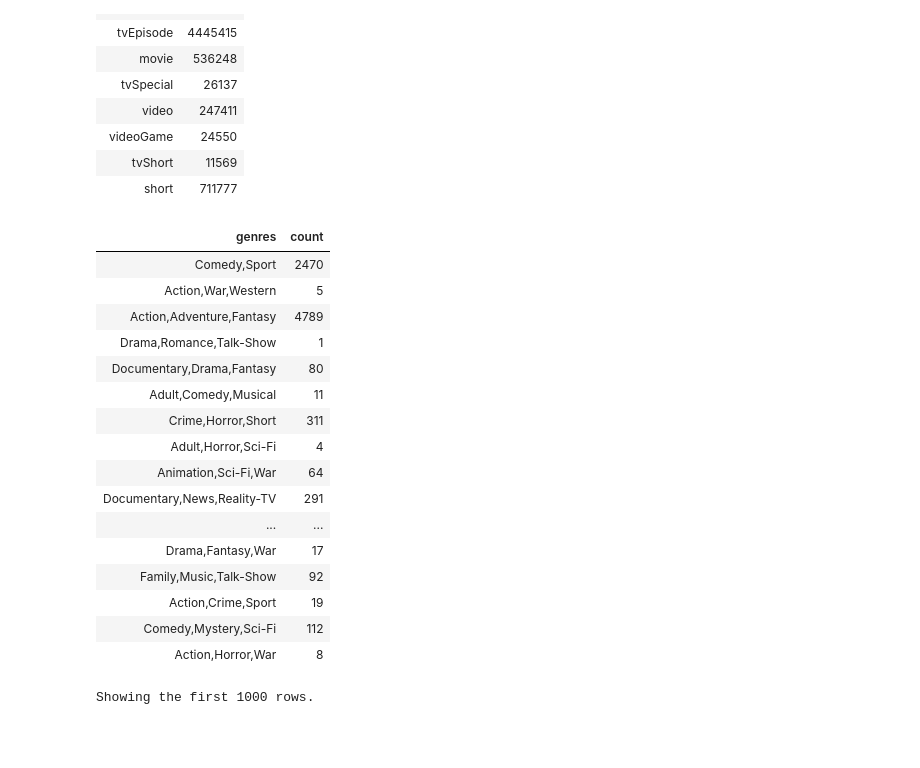
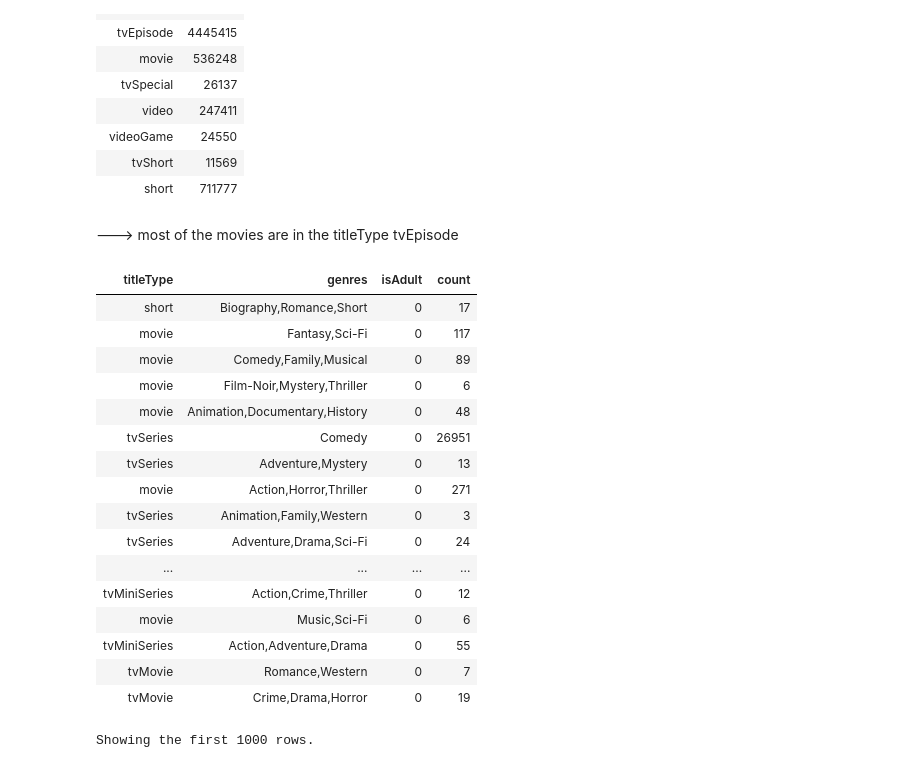
Before and after one commit to yaedin/imdb_project, a Jupyter notebook: EDA/imdb_norbert.ipynb, the cells around one changed output. Cells and saved outputs as stored; diff of their text form; code cells hidden in the pictures; blank space fills up the shorter version.

Commit message:
EDA - Basics Teil 2

```diff
--- a/EDA/imdb_norbert.ipynb
+++ b/EDA/imdb_norbert.ipynb
@@ -174,7 +146,7 @@ df_final.write('s3')
 # %%
 #Import of the dataset
 
-df_basics = spark.read.load("dbfs:/mnt/data/TSV/title.basics.tsv",
+df_basics_original = spark.read.load("dbfs:/mnt/data/TSV/title.basics.tsv",
                            format="csv", sep="\t", inferSchema="true", header="true")
 # %% [output]
 [interactive output not drawn]
@@ -257,27 +266,29 @@ display(groupBy_output)
 | videoGame | 24550 |
 | tvShort | 11569 |
 | short | 711777 |
+# %% [markdown]
+---> most of the movies are in the titleType tvEpisode
 # %%
 # GroupBy the genres and count the sum
 
-groupBy_output = df_basics.groupBy("genres").count()
+groupBy_output = df_basics.groupBy("titleType", "genres","isAdult").count()
 display(groupBy_output)
 # %% [output]
-| genres | count |
-| Comedy,Sport | 2470 |
-| Action,War,Western | 5 |
-| Action,Adventure,Fantasy | 4789 |
-| Drama,Romance,Talk-Show | 1 |
-| Documentary,Drama,Fantasy | 80 |
-| Adult,Comedy,Musical | 11 |
-| Crime,Horror,Short | 311 |
-| Adult,Horror,Sci-Fi | 4 |
-| Animation,Sci-Fi,War | 64 |
-| Documentary,News,Reality-TV | 291 |
-| ... | ... |
-| Drama,Fantasy,War | 17 |
-| Family,Music,Talk-Show | 92 |
-| Action,Crime,Sport | 19 |
-| Comedy,Mystery,Sci-Fi | 112 |
-| Action,Horror,War | 8 |
+| titleType | genres | isAdult | count |
+| short | Biography,Romance,Short | 0 | 17 |
+| movie | Fantasy,Sci-Fi | 0 | 117 |
+| movie | Comedy,Family,Musical | 0 | 89 |
+| movie | Film-Noir,Mystery,Thriller | 0 | 6 |
+| movie | Animation,Documentary,History | 0 | 48 |
+| tvSeries | Comedy | 0 | 26951 |
+| tvSeries | Adventure,Mystery | 0 | 13 |
+| movie | Action,Horror,Thriller | 0 | 271 |
+| tvSeries | Animation,Family,Western | 0 | 3 |
+| tvSeries | Adventure,Drama,Sci-Fi | 0 | 24 |
+| ... | ... | ... | ... |
+| tvMiniSeries | Action,Crime,Thriller | 0 | 12 |
+| movie | Music,Sci-Fi | 0 | 6 |
+| tvMiniSeries | Action,Adventure,Drama | 0 | 55 |
+| tvMovie | Romance,Western | 0 | 7 |
+| tvMovie | Crime,Drama,Horror | 0 | 19 |
 Showing the first 1000 rows.
```
Also changed, not shown: parts of 33 cells of this notebook.
